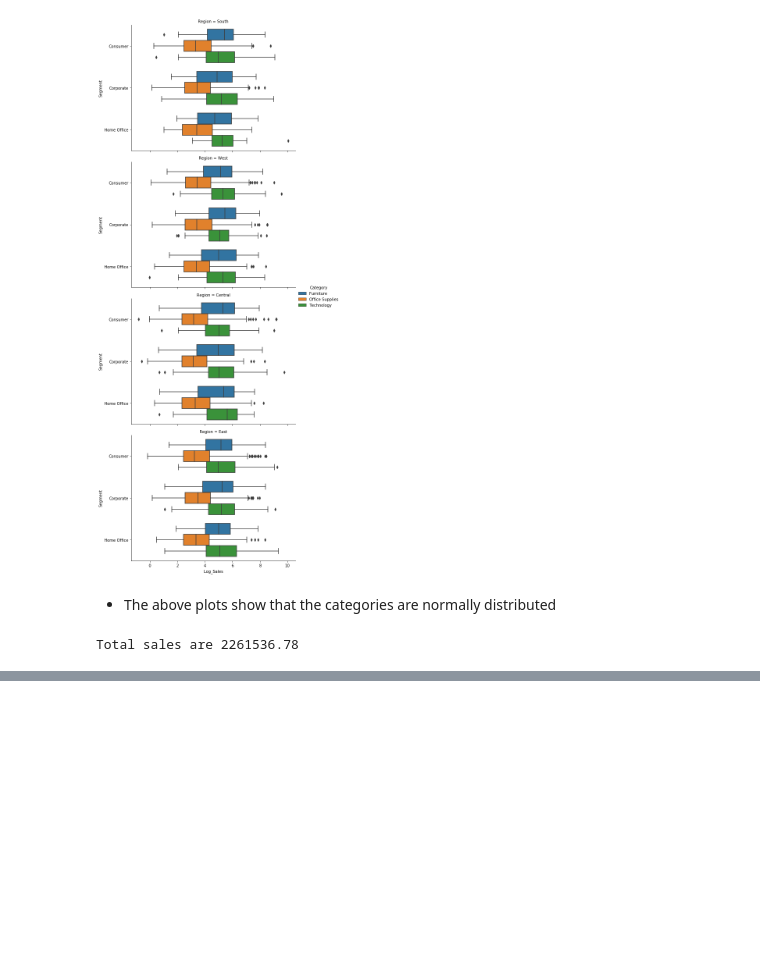
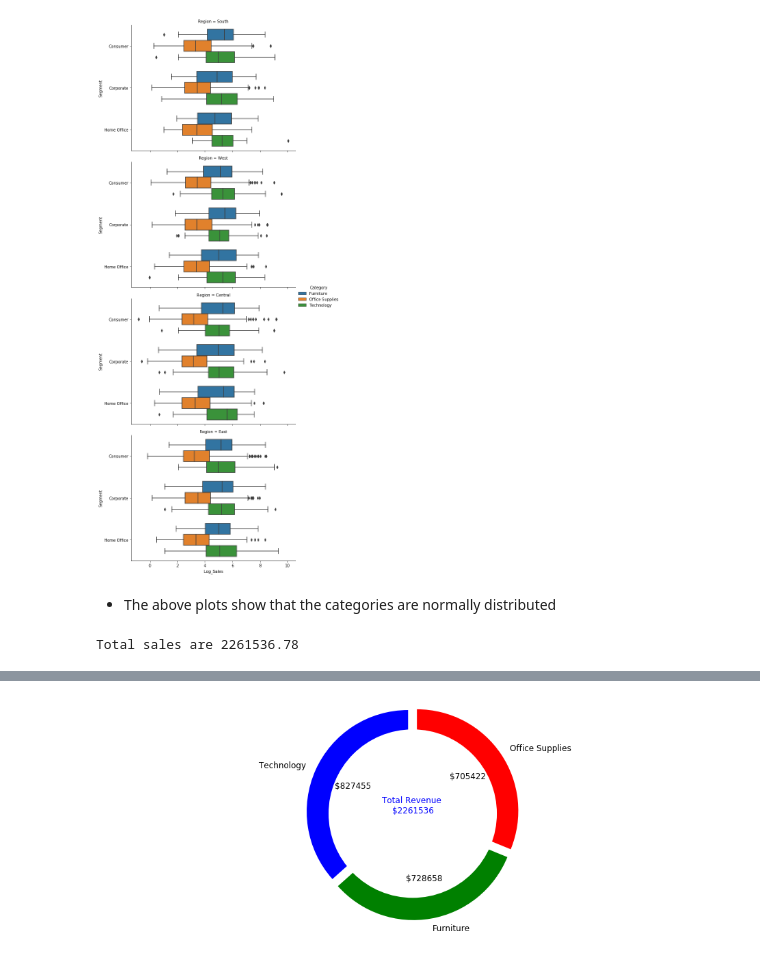
Before and after one commit to RossReisman/Data-Analyst-Portfolio, a Jupyter notebook: data_analysis/superstore/superstore.ipynb, the cells around one changed output, grey strips where cells are left out. Cells and saved outputs as stored; diff of their text form; code cells hidden in the pictures; blank space fills up the shorter version.

```diff
--- a/data_analysis/superstore/superstore.ipynb
+++ b/data_analysis/superstore/superstore.ipynb
@@ -258,0 +333,31 @@ Total sales are 2261536.78
+# %%
+top_cat_df = df.groupby(df['Category']).sum().sort_values(['Sales'], ascending=False)
+top_cat_df = top_cat_df[['Sales']]
+total_rev_cat = top_cat_df['Sales'].sum()
+total_rev_cat = str(int(total_rev_cat))
+total_rev_cat = '$' + total_rev_cat
+top_cat_df.reset_index(inplace=True)
+# %%
+plt.rcParams['figure.figsize'] = (13,5)
+plt.rcParams['font.size'] = 12.0
+plt.rcParams['font.weight'] = 6
+def autopct_format(values):
+    def my_format(pct):
+        total = sum(values)
+        val = int(round(pct*total)/100.0)
+        return '${v:d}'.format(v=val)
+    return my_format
+colors = ['b', 'g', 'r']
+explode = (0.05, 0.05, 0.05)
+fig1, ax1 = plt.subplots()
+ax1.pie(top_cat_df['Sales'], colors = colors, labels = top_cat_df['Category'],
+        autopct = autopct_format(top_cat_df['Sales']), startangle=90, explode = explode)
+center_circle = plt.Circle((0,0), 0.83, fc='white')
+fig = plt.gcf()
+fig.gca().add_artist(center_circle)
+ax1.axis('equal')
+label = ax1.annotate('Total Revenue \n' + str(total_rev_cat), color = 'blue', xy=(0,0), fontsize=12, ha='center')
+plt.tight_layout()
+plt.show()
+# %% [output]
+[figure, added]
```
Also changed, not shown: parts of 19 cells of this notebook.
